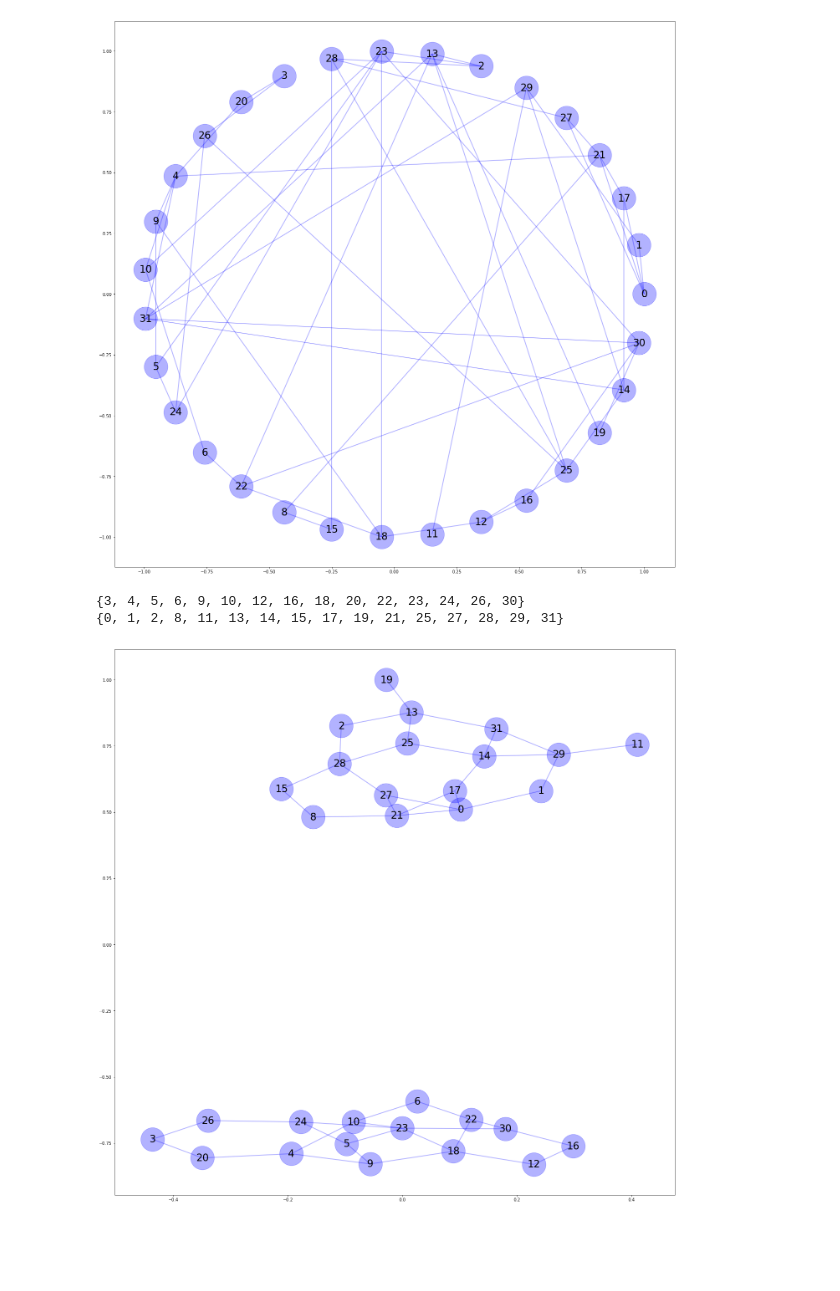
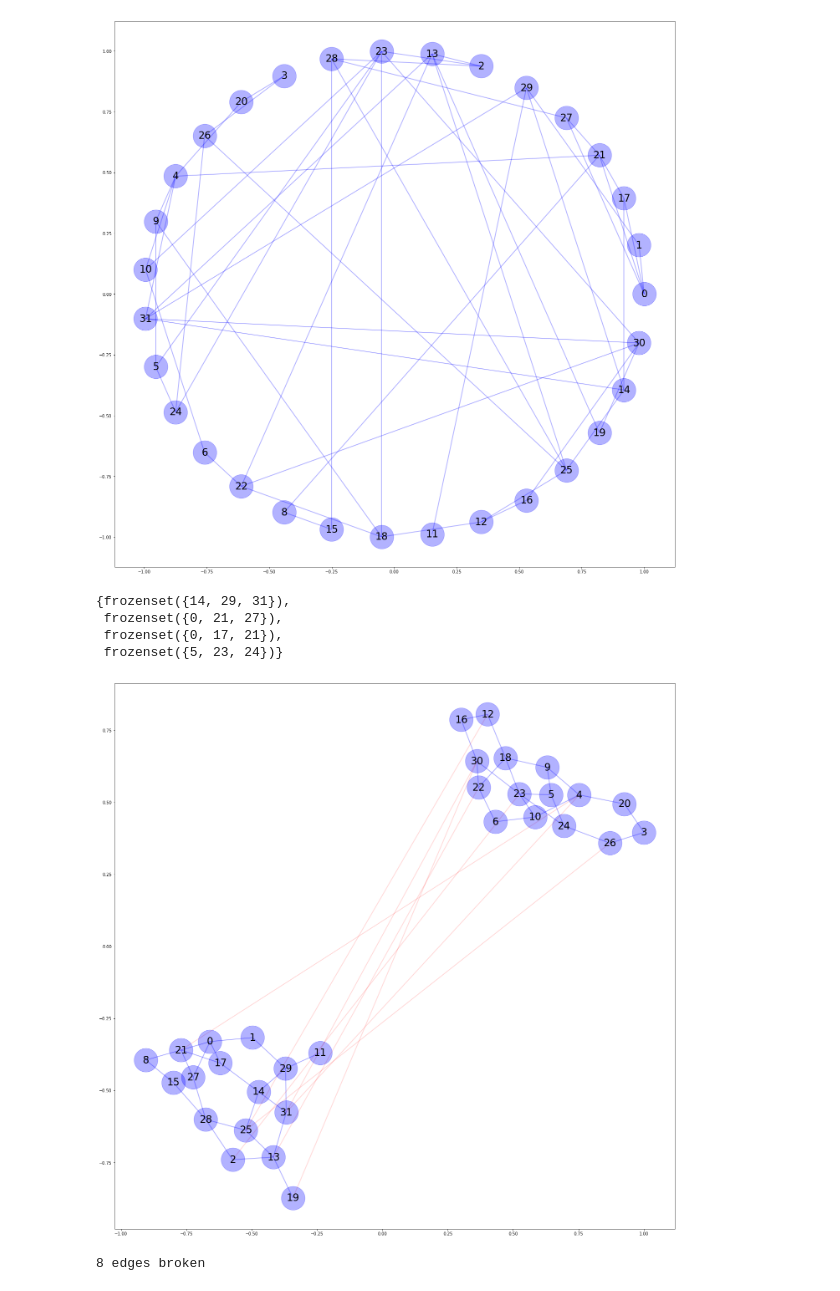
Before and after one commit to Richard-R/cs170_project, a Jupyter notebook: create_graph.ipynb, the cells around one changed output. Saved outputs shown, nothing was run; the diff lists cells and outputs as text; code cells hidden in the pictures; blank space fills up the shorter version.

```diff
--- a/create_graph.ipynb
+++ b/create_graph.ipynb
@@ -59,18 +61,23 @@ for k, v in G.adj.items():
         for j in range(i+1, len(l)):
             if k in G.adj[l[i]] and k in G.adj[l[j]] and l[i] in G.adj[l[j]] and k != l[i] and k != l[j]:
                 rowdy.add(frozenset([k, l[i], l[j]]))
+rowdy #not taken into account yet
+# %% [output]
+{frozenset({14, 29, 31}),
+ frozenset({0, 21, 27}),
+ frozenset({0, 17, 21}),
+ frozenset({5, 23, 24})}
 # %%
 from networkx.algorithms.community.kernighan_lin import kernighan_lin_bisection as kl_bisect
 sub0, sub1 = kl_bisect(G, weight=None, seed=rnd.getrandbits(32))
-print(sub0)
-print(sub1)
 sub0, sub1 = G.subgraph(sub0), G.subgraph(sub1)
 split = nx.compose(sub0, sub1)
-draw_graph(split, graph_layout='spring')
+residual = nx.difference(G, split)
+draw_graph(split, graph_residual=residual, graph_layout='spring')
+print('{} edges broken'.format(len(residual.edges())))
 # %% [output]
+[figure, new version]
-{3, 4, 5, 6, 9, 10, 12, 16, 18, 20, 22, 23, 24, 26, 30}
-{0, 1, 2, 8, 11, 13, 14, 15, 17, 19, 21, 25, 27, 28, 29, 31}
+8 edges broken
-[figure, old version]
 # %%
 sub00, sub01 = kl_bisect(sub0, weight=None, seed=rnd.getrandbits(32))
 sub10, sub11 = kl_bisect(sub1, weight=None, seed=rnd.getrandbits(32))
```
Also changed, not shown: parts of 4 cells of this notebook.
